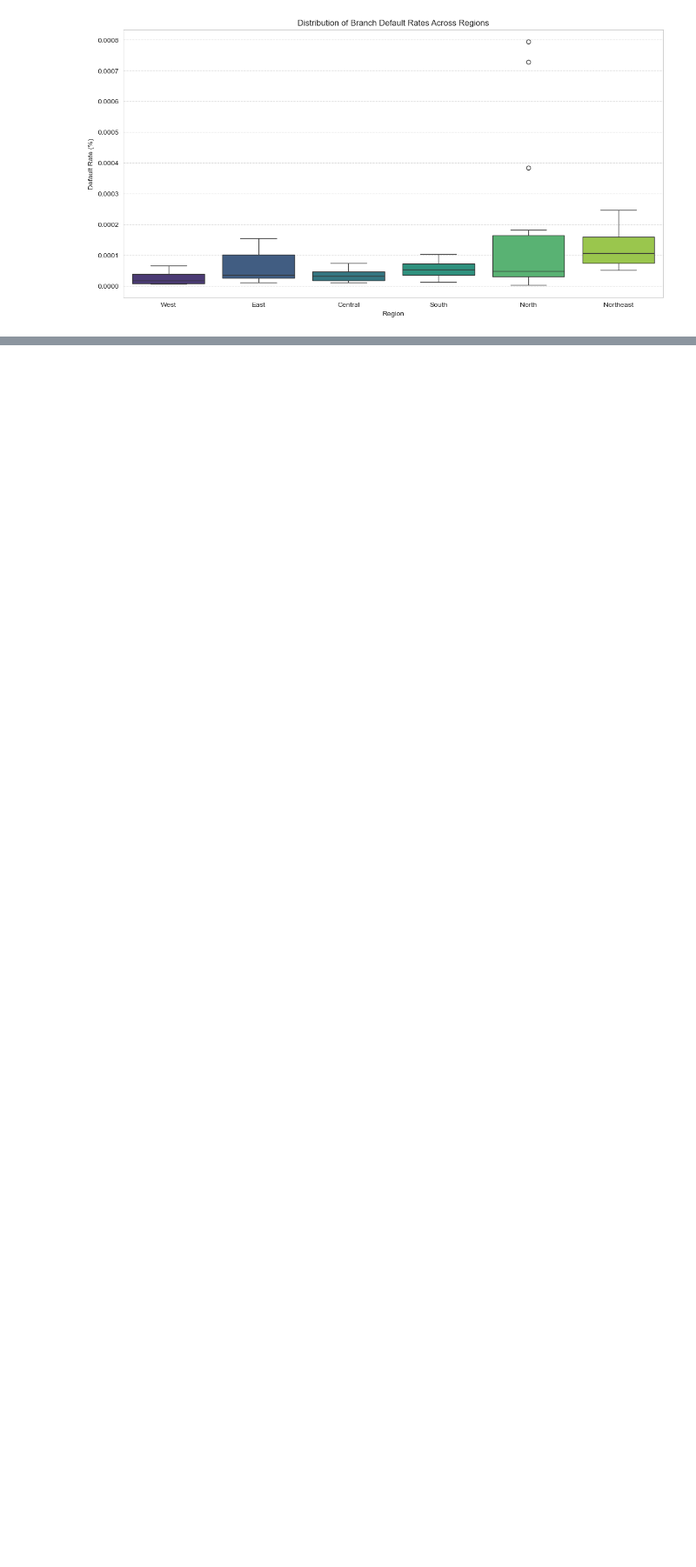
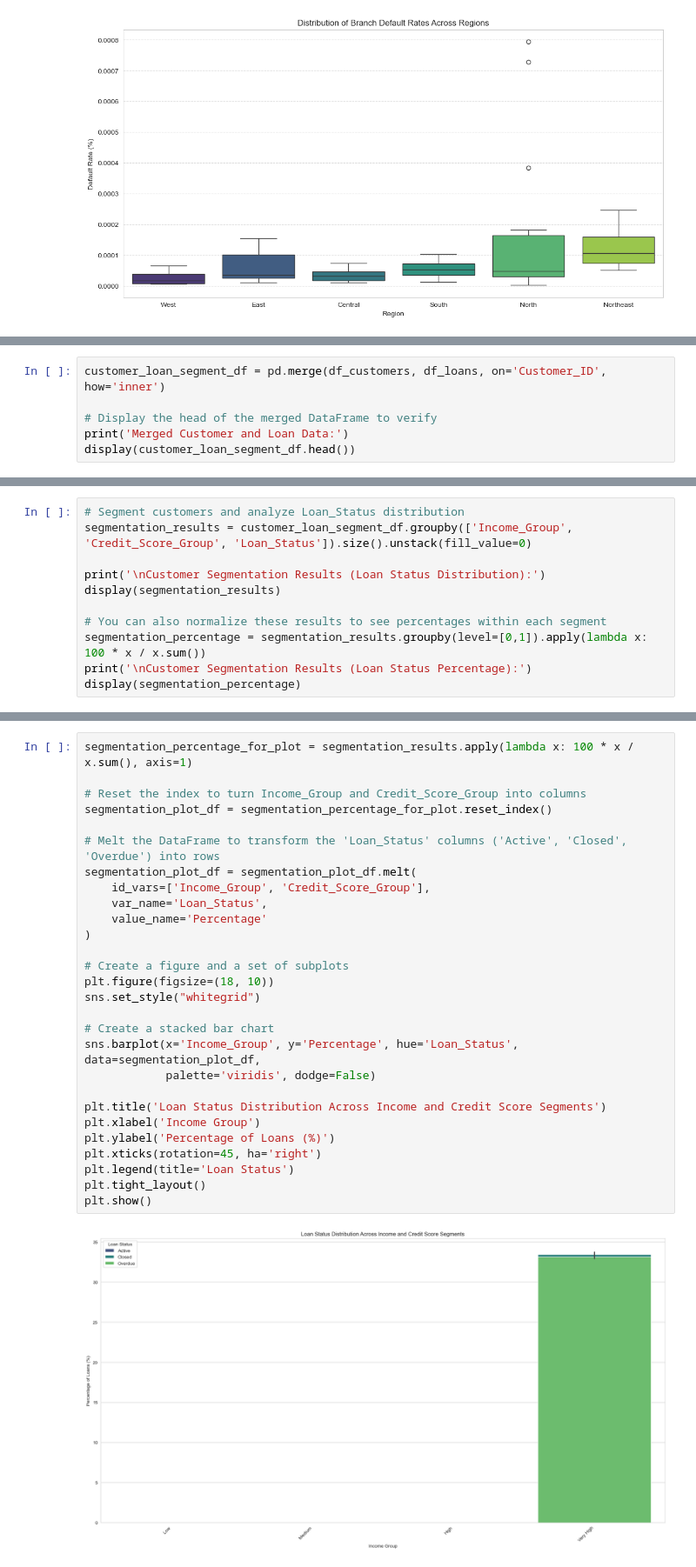
Before and after one commit to nisithasadangi/hv_assignment_28M_12A, a Jupyter notebook: assignment.ipynb, the cells around one changed output, grey strips where cells are left out. Shown at 87% size. Cells and saved outputs as stored; diff of their text form; blank space fills up the shorter version.

Commit message:
Customer Segmentation

```diff
--- a/assignment.ipynb
+++ b/assignment.ipynb
@@ -774,0 +780,6 @@ plt.show()
+# %%
+customer_loan_segment_df = pd.merge(df_customers, df_loans, on='Customer_ID', how='inner')
+
+# Display the head of the merged DataFrame to verify
+print('Merged Customer and Loan Data:')
+display(customer_loan_segment_df.head())
@@ -774,0 +816,11 @@ plt.show()
+# %%
+# Segment customers and analyze Loan_Status distribution
+segmentation_results = customer_loan_segment_df.groupby(['Income_Group', 'Credit_Score_Group', 'Loan_Status']).size().unstack(fill_value=0)
+
+print('\nCustomer Segmentation Results (Loan Status Distribution):')
+display(segmentation_results)
+
+# You can also normalize these results to see percentages within each segment
+segmentation_percentage = segmentation_results.groupby(level=[0,1]).apply(lambda x: 100 * x / x.sum())
+print('\nCustomer Segmentation Results (Loan Status Percentage):')
+display(segmentation_percentage)
@@ -774,0 +866,30 @@ plt.show()
+# %%
+segmentation_percentage_for_plot = segmentation_results.apply(lambda x: 100 * x / x.sum(), axis=1)
+
+# Reset the index to turn Income_Group and Credit_Score_Group into columns
+segmentation_plot_df = segmentation_percentage_for_plot.reset_index()
+
+# Melt the DataFrame to transform the 'Loan_Status' columns ('Active', 'Closed', 'Overdue') into rows
+segmentation_plot_df = segmentation_plot_df.melt(
+    id_vars=['Income_Group', 'Credit_Score_Group'],
+    var_name='Loan_Status',
+    value_name='Percentage'
+)
+
+# Create a figure and a set of subplots
+plt.figure(figsize=(18, 10))
+sns.set_style("whitegrid")
+
+# Create a stacked bar chart
+sns.barplot(x='Income_Group', y='Percentage', hue='Loan_Status', data=segmentation_plot_df,
+            palette='viridis', dodge=False)
+
+plt.title('Loan Status Distribution Across Income and Credit Score Segments')
+plt.xlabel('Income Group')
+plt.ylabel('Percentage of Loans (%)')
+plt.xticks(rotation=45, ha='right')
+plt.legend(title='Loan Status')
+plt.tight_layout()
+plt.show()
+# %% [output]
+[figure, added]
```
Also changed, not shown: parts of 4 cells of this notebook.
